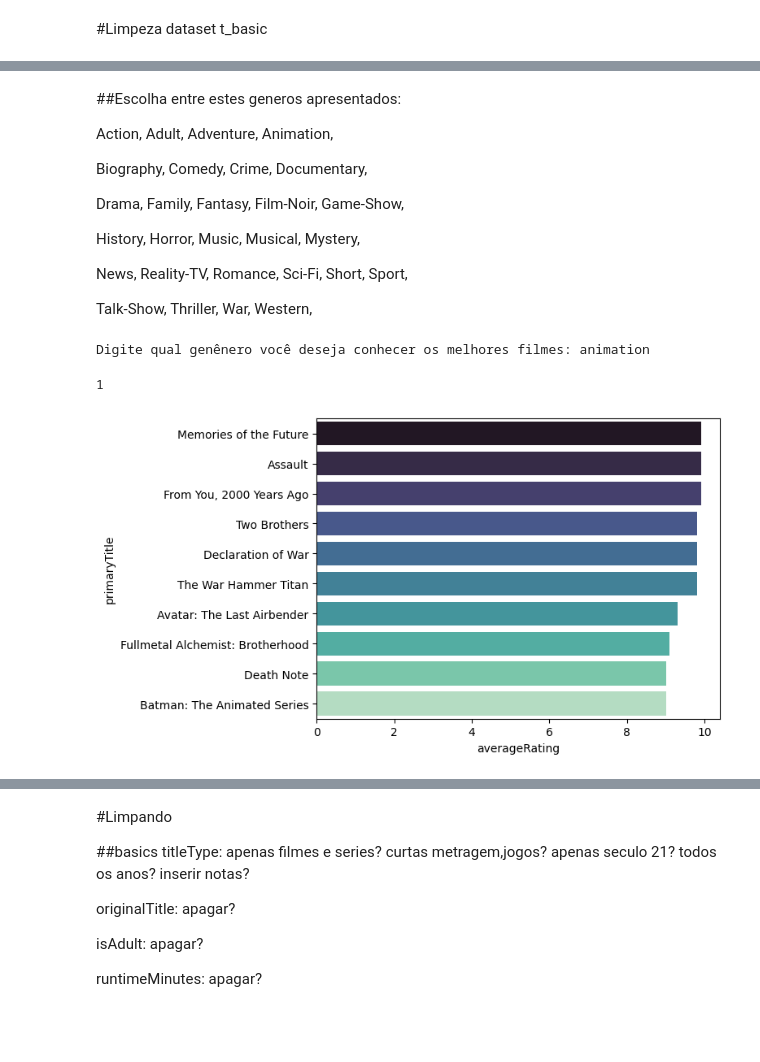
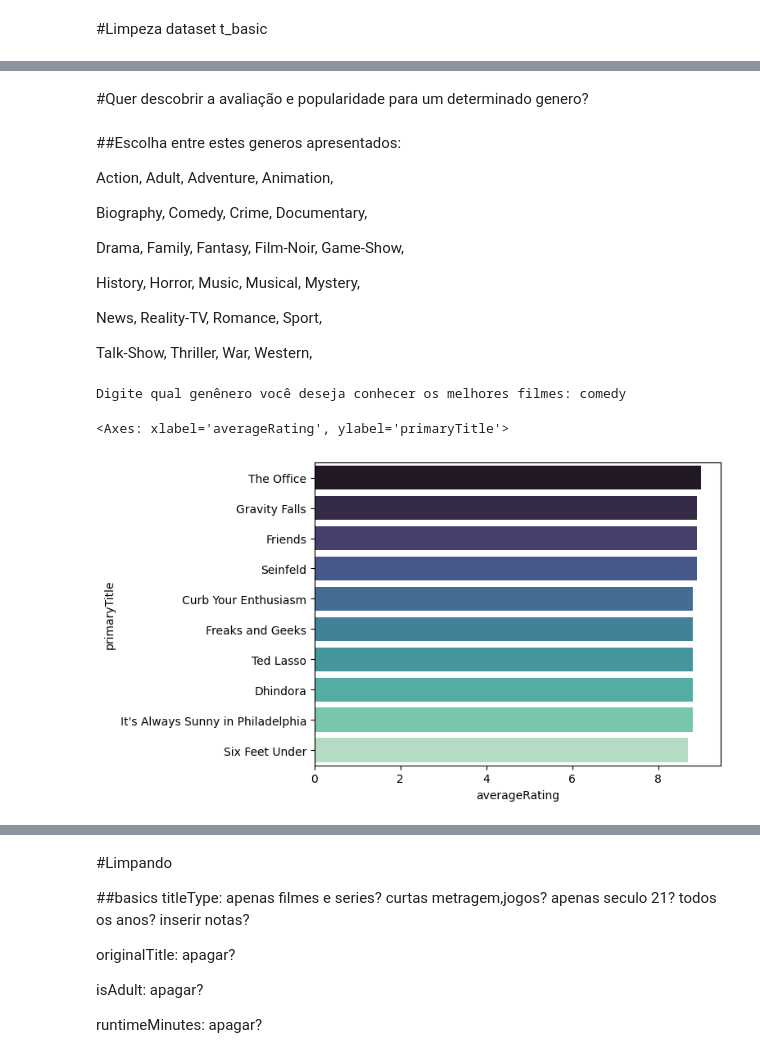
Before and after one commit to Andre647/IMDB_analysis, a Jupyter notebook: IMDb.ipynb, the cells around one changed output, grey strips where cells are left out. Drawn from its saved outputs; the diff is of its cells as text; code cells hidden in the pictures; blank space fills up the shorter version.

```diff
--- a/IMDb.ipynb
+++ b/IMDb.ipynb
@@ -37,8 +37,10 @@ t_basic[['genre1', 'genre2', 'genre3']] = t_basic['genres'].str.split(',', expan
 t_basic = t_basic.drop(['originalTitle','genres','isAdult','endYear','runtimeMinutes'],axis = 1)
 
   # apaga valores que não serão usados
-cortados = t_basic['titleType'].isin(['short','tvShort','tvMiniSeries','tvSpecial','video','videoGame','nan'])
+cortados = t_basic['titleType'].isin(['short','tvShort','tvEpisode','tvMiniSeries','tvSpecial','video','videoGame','nan'])
 t_basic = t_basic.drop(t_basic[cortados].index)
+
+
 
   # apaga valores nulos na coluna de genero
 limpeza = t_basic['genre1'].isin(['\\N'])
@@ -49,3 +51,6 @@ t_basic = pd.merge(t_basic, t_ratings, on='tconst', how='left')
 
  # transforma ano em numerico
 t_basic['startYear'] = pd.to_numeric(t_basic['startYear'], errors='coerce')
+# %%
+t_basic = t_basic.drop(t_basic[t_basic['numVotes'] < 100000].index)
+t_basic = t_basic.dropna(subset=['numVotes'])
@@ -88,0 +103,30 @@ def exibicao(df):
+# %%
+def exibicao_melhores(df):
+
+  #caixa de texto
+  texto_digitado = input('Digite qual genênero você deseja conhecer os melhores filmes: ').capitalize()
+  genero = controla_generos()
+
+  if texto_digitado not in genero:
+    return 0
+  else:
+    # grafico
+    top_10_filmes = top_genero(df,texto_digitado)
+    grafico = sns.barplot(x = 'averageRating',y = 'primaryTitle', palette = 'mako',data = top_10_filmes)
+    #plt.xlim(8, 10)
+    return grafico
+
+def exibicao_populares(df):
+
+  #caixa de texto
+  texto_digitado = input('Digite qual genênero você deseja conhecer os filmes mais populares: ').capitalize()
+  genero = controla_generos()
+
+  if texto_digitado not in genero:
+    return 0
+  else:
+    # grafico
+    populares_10_filmes = popular_genero(df,texto_digitado)
+    grafico = sns.barplot(x = 'numVotes',y = 'primaryTitle', palette = 'mako',data = populares_10_filmes)
+    #plt.xlim(8, 10)
+    return grafico
@@ -89,3 +151,5 @@ def exibicao(df):
+# %% [markdown]
+#Quer descobrir a avaliação e popularidade para um determinado genero?
 # %% [markdown]
 ##Escolha entre estes generos apresentados:
 
@@ -97,12 +161,12 @@ Drama, Family, Fantasy, Film-Noir, Game-Show,
 
 History, Horror, Music, Musical, Mystery,
 
-News, Reality-TV, Romance, Sci-Fi, Short, Sport,
+News, Reality-TV, Romance, Sport,
 
 Talk-Show, Thriller, War, Western,
 # %%
-exibicao(t_basic)
+exibicao_melhores(t_basic)
 # %% [output]
-Digite qual genênero você deseja conhecer os melhores filmes: animation
+Digite qual genênero você deseja conhecer os melhores filmes: comedy
-1
+<Axes: xlabel='averageRating', ylabel='primaryTitle'>
-[figure, old version]
+[figure, new version]
```
Also changed, not shown: parts of 27 cells of this notebook.
